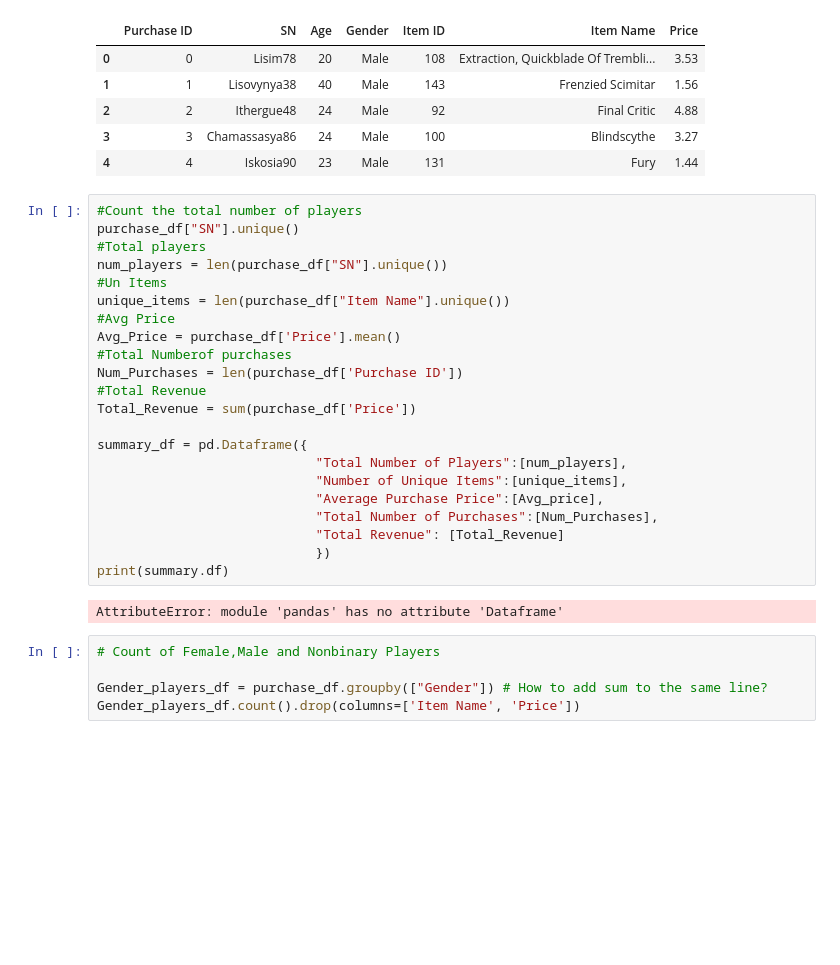
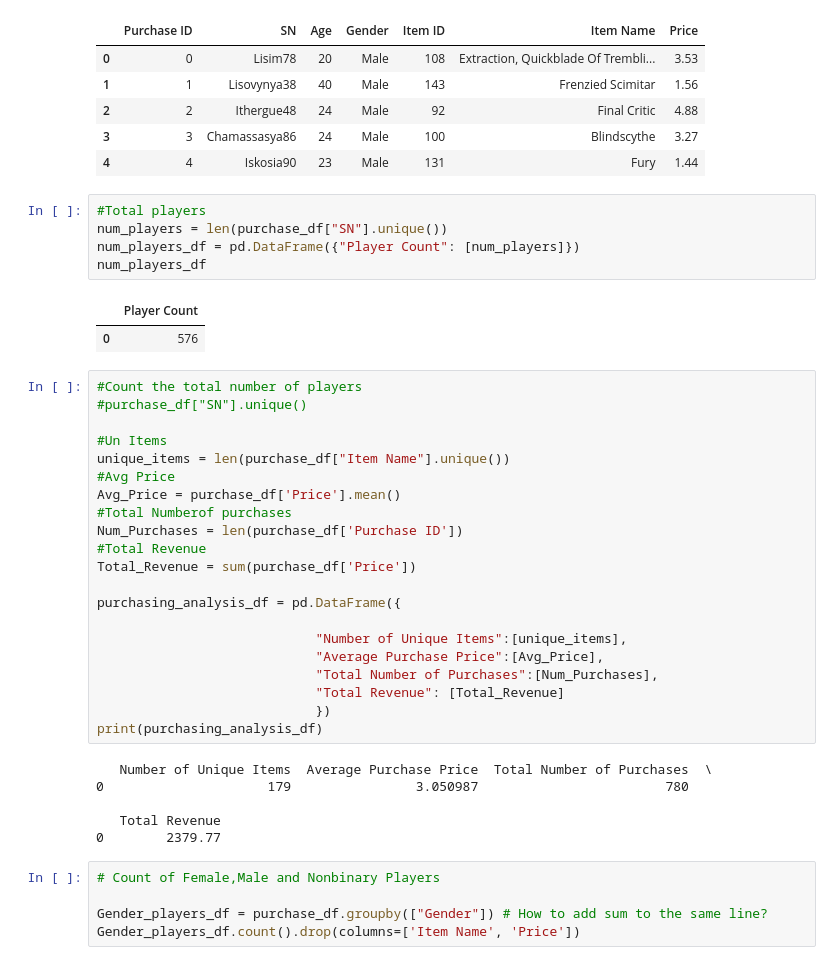
Before and after one commit to jocelyn4112/pandas-challenge, a Jupyter notebook: MainHouse.ipynb, the cells around one changed output. Cells and saved outputs as stored; diff of their text form; blank space fills up the shorter version.

```diff
--- a/MainHouse.ipynb
+++ b/MainHouse.ipynb
@@ -17,11 +17,18 @@ purchase_df.head()
 | 2 | 2 | Ithergue48 | 24 | Male | 92 | Final Critic | 4.88 |
 | 3 | 3 | Chamassasya86 | 24 | Male | 100 | Blindscythe | 3.27 |
 | 4 | 4 | Iskosia90 | 23 | Male | 131 | Fury | 1.44 |
+# %%
+#Total players
+num_players = len(purchase_df["SN"].unique())
+num_players_df = pd.DataFrame({"Player Count": [num_players]})
+num_players_df
+# %% [output]
+|  | Player Count |
+| 0 | 576 |
 # %%
 #Count the total number of players
-purchase_df["SN"].unique()
-#Total players
-num_players = len(purchase_df["SN"].unique())
+#purchase_df["SN"].unique()
+
 #Un Items
 unique_items = len(purchase_df["Item Name"].unique())
 #Avg Price
@@ -31,16 +38,20 @@ Num_Purchases = len(purchase_df['Purchase ID'])
 #Total Revenue
 Total_Revenue = sum(purchase_df['Price'])
 
-summary_df = pd.Dataframe({
-                            "Total Number of Players":[num_players],
+purchasing_analysis_df = pd.DataFrame({
+
                             "Number of Unique Items":[unique_items],
-                            "Average Purchase Price":[Avg_price],
+                            "Average Purchase Price":[Avg_Price],
                             "Total Number of Purchases":[Num_Purchases],
                             "Total Revenue": [Total_Revenue]
                             })
-print(summary.df)
+print(purchasing_analysis_df)
 # %% [output]
-AttributeError: module 'pandas' has no attribute 'Dataframe'
+   Number of Unique Items  Average Purchase Price  Total Number of Purchases  \
+0                     179                3.050987                        780
+
+   Total Revenue
+0        2379.77
 # %%
 # Count of Female,Male and Nonbinary Players
 
```
Also changed, not shown: parts of 5 cells of this notebook.
